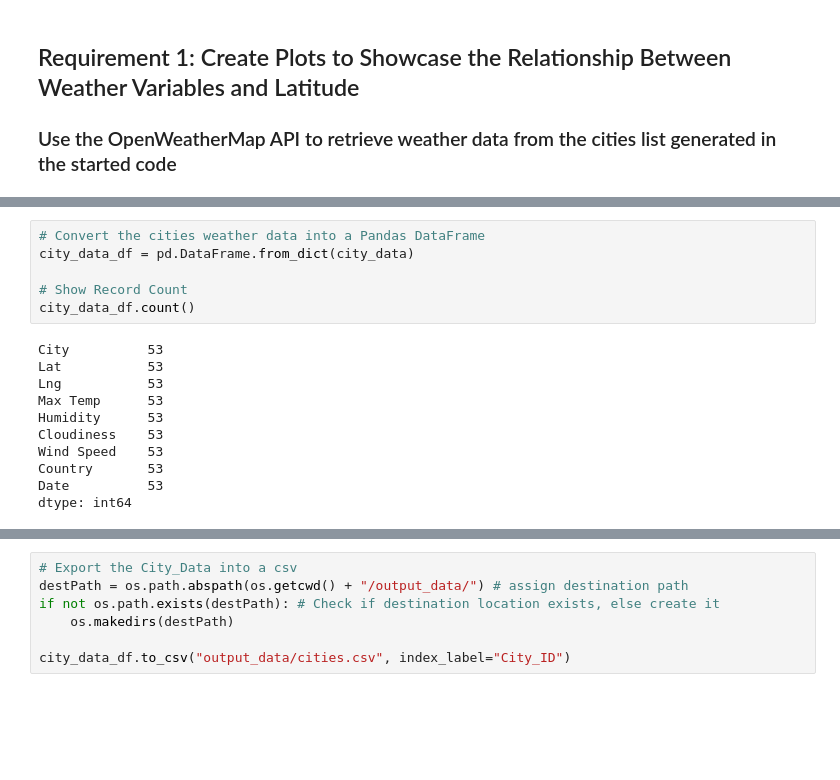
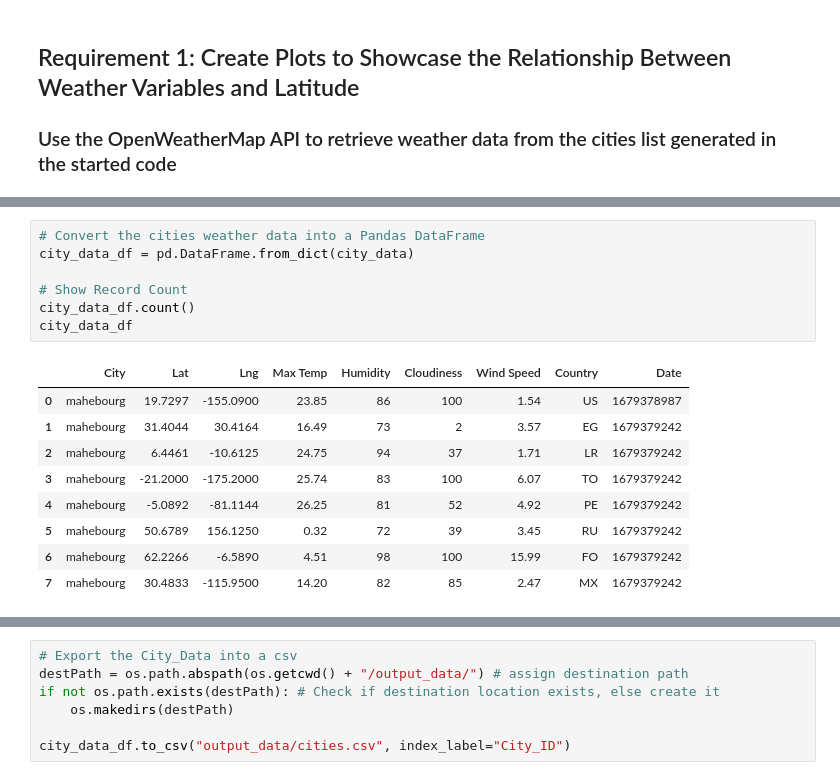
Before and after one commit to gusibis/python-api-challenge, a Jupyter notebook: WeatherPy/WeatherPy.ipynb, the cells around one changed output, grey strips where cells are left out. Cells and saved outputs as stored; diff of their text form; blank space fills up the shorter version.

```diff
--- a/WeatherPy/WeatherPy.ipynb
+++ b/WeatherPy/WeatherPy.ipynb
@@ -198,20 +204,20 @@ Data Retrieval Complete
 # %%
 # Convert the cities weather data into a Pandas DataFrame
 city_data_df = pd.DataFrame.from_dict(city_data)
 
 # Show Record Count
 city_data_df.count()
+city_data_df
 # %% [output]
-City          53
-Lat           53
-Lng           53
-Max Temp      53
-Humidity      53
-Cloudiness    53
-Wind Speed    53
-Country       53
-Date          53
-dtype: int64
+|  | City | Lat | Lng | Max Temp | Humidity | Cloudiness | Wind Speed | Country | Date |
+| 0 | mahebourg | 19.7297 | -155.0900 | 23.85 | 86 | 100 | 1.54 | US | 1679378987 |
+| 1 | mahebourg | 31.4044 | 30.4164 | 16.49 | 73 | 2 | 3.57 | EG | 1679379242 |
+| 2 | mahebourg | 6.4461 | -10.6125 | 24.75 | 94 | 37 | 1.71 | LR | 1679379242 |
+| 3 | mahebourg | -21.2000 | -175.2000 | 25.74 | 83 | 100 | 6.07 | TO | 1679379242 |
+| 4 | mahebourg | -5.0892 | -81.1144 | 26.25 | 81 | 52 | 4.92 | PE | 1679379242 |
+| 5 | mahebourg | 50.6789 | 156.1250 | 0.32 | 72 | 39 | 3.45 | RU | 1679379242 |
+| 6 | mahebourg | 62.2266 | -6.5890 | 4.51 | 98 | 100 | 15.99 | FO | 1679379242 |
+| 7 | mahebourg | 30.4833 | -115.9500 | 14.20 | 82 | 85 | 2.47 | MX | 1679379242 |
 # %%
 # Display sample data
 city_data_df.head()
```
Also changed, not shown: parts of 20 cells of this notebook, 6 other files.
